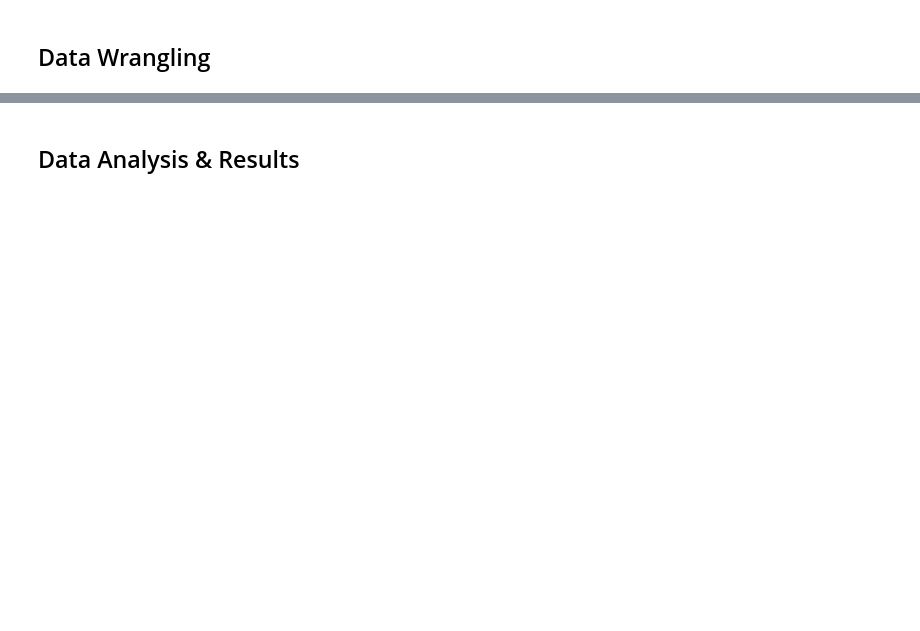
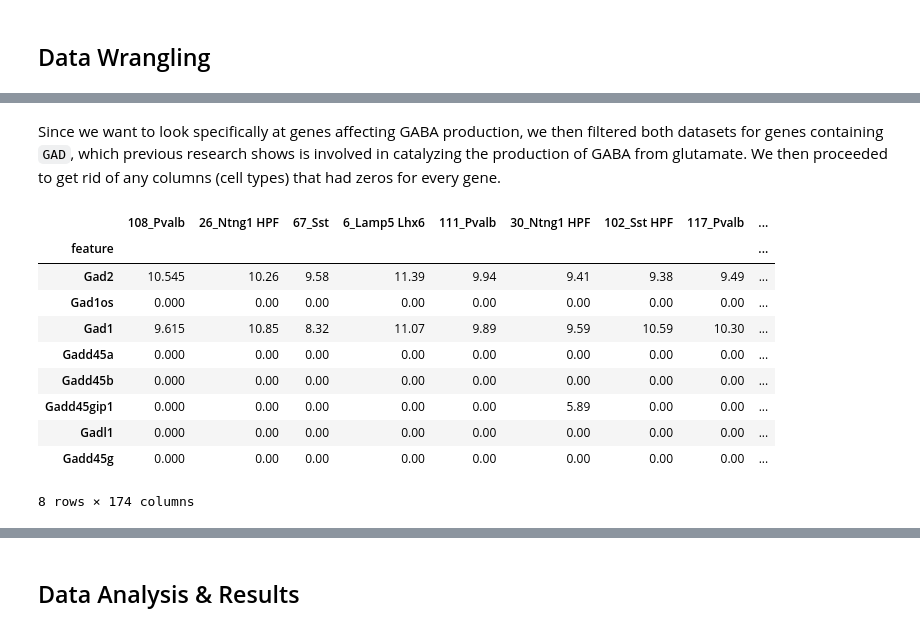
Before and after one commit to kushiu/Cell-Types-Project, a Jupyter notebook: CellTypesProject_template.ipynb, the cells around one changed output, grey strips where cells are left out. Saved outputs shown, nothing was run; the diff lists cells and outputs as text; code cells hidden in the pictures; blank space fills up the shorter version.

Commit message:
added both datasets and did wrangling

```diff
--- a/CellTypesProject_template.ipynb
+++ b/CellTypesProject_template.ipynb
@@ -43,0 +130,3 @@ Describe your data wrangling steps here.
+# %%
+mouse_genes = pd.read_csv('mouse_genes.csv').set_index('feature')
+mouse_genes.head(5)
@@ -43,0 +154,28 @@ Describe your data wrangling steps here.
+# %% [markdown]
+Since we want to look specifically at genes affecting GABA production, we then filtered both datasets for genes containing `GAD`, which previous research shows is involved in catalyzing the production of GABA from glutamate. We  then proceeded to get rid of any columns (cell types) that had zeros for every gene.
+# %%
+# Finding all GAD genes in the mice data
+gad_mice = []
+for i in mouse_genes.index:
+    if 'Gad' in i:
+        gad_mice.append(i)
+
+# Filtering original gene expression dataset for only GAD genes
+mouse_gad_genes = mouse_genes.loc[gad_mice]
+
+# Dropping columns that had all zeros
+mouse_gad_genes = mouse_gad_genes.loc[:, (mouse_gad_genes != 0).any(axis=0)]
+
+mouse_gad_genes
+# %% [output]
+|  | 108_Pvalb | 26_Ntng1 HPF | 67_Sst | 6_Lamp5 Lhx6 | 111_Pvalb | 30_Ntng1 HPF | 102_Sst HPF | 117_Pvalb | ... |
+| feature |  |  |  |  |  |  |  |  | ... |
+| Gad2 | 10.545 | 10.26 | 9.58 | 11.39 | 9.94 | 9.41 | 9.38 | 9.49 | ... |
+| Gad1os | 0.000 | 0.00 | 0.00 | 0.00 | 0.00 | 0.00 | 0.00 | 0.00 | ... |
+| Gad1 | 9.615 | 10.85 | 8.32 | 11.07 | 9.89 | 9.59 | 10.59 | 10.30 | ... |
+| Gadd45a | 0.000 | 0.00 | 0.00 | 0.00 | 0.00 | 0.00 | 0.00 | 0.00 | ... |
+| Gadd45b | 0.000 | 0.00 | 0.00 | 0.00 | 0.00 | 0.00 | 0.00 | 0.00 | ... |
+| Gadd45gip1 | 0.000 | 0.00 | 0.00 | 0.00 | 0.00 | 5.89 | 0.00 | 0.00 | ... |
+| Gadl1 | 0.000 | 0.00 | 0.00 | 0.00 | 0.00 | 0.00 | 0.00 | 0.00 | ... |
+| Gadd45g | 0.000 | 0.00 | 0.00 | 0.00 | 0.00 | 0.00 | 0.00 | 0.00 | ... |
+8 rows × 174 columns
```
Also changed, not shown: parts of 34 cells of this notebook.
